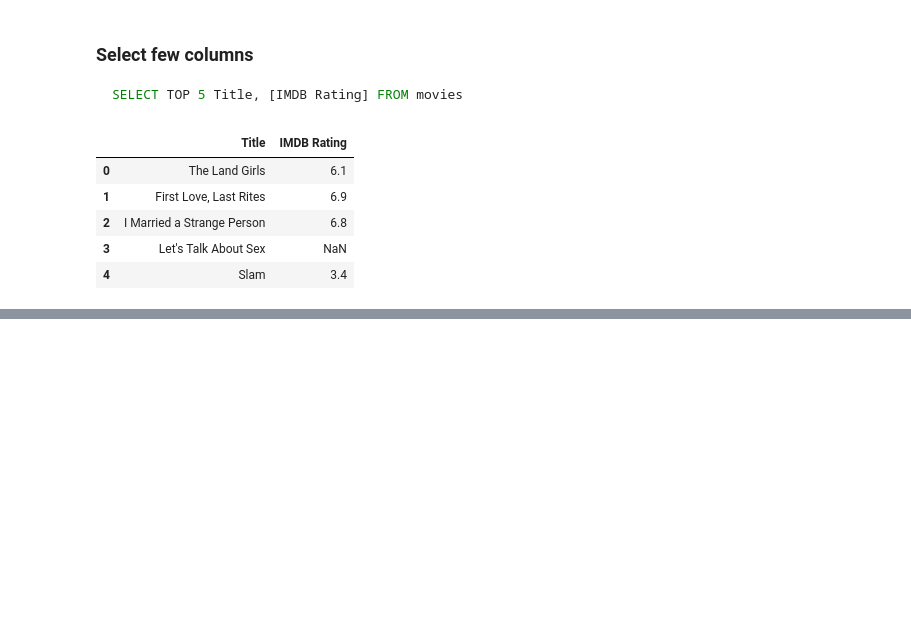
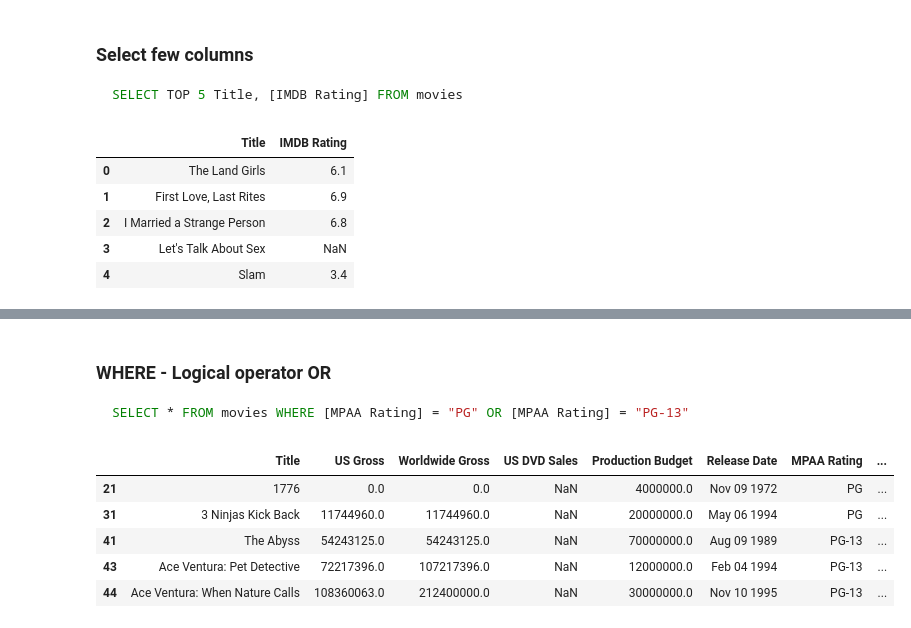
Before and after one commit to av1nash/ds-blog, a Jupyter notebook: _notebooks/2022-02-26-pandas-basics.ipynb, the cells around one changed output, grey strips where cells are left out. Saved outputs shown, nothing was run; the diff lists cells and outputs as text; code cells hidden in the pictures; blank space fills up the shorter version.

````diff
--- a/_notebooks/2022-02-26-pandas-basics.ipynb
+++ b/_notebooks/2022-02-26-pandas-basics.ipynb
@@ -43,0 +74,14 @@ df[['Title','IMDB Rating']].head()
+# %% [markdown]
+### WHERE - Logical operator OR
+```sql
+SELECT * FROM movies WHERE [MPAA Rating] = "PG" OR [MPAA Rating] = "PG-13"
+```
+# %%
+df[(df['MPAA Rating'] == 'PG') | (df['MPAA Rating'] == 'PG-13')].head()
+# %% [output]
+|  | Title | US Gross | Worldwide Gross | US DVD Sales | Production Budget | Release Date | MPAA Rating | ... |
+| 21 | 1776 | 0.0 | 0.0 | NaN | 4000000.0 | Nov 09 1972 | PG | ... |
+| 31 | 3 Ninjas Kick Back | 11744960.0 | 11744960.0 | NaN | 20000000.0 | May 06 1994 | PG | ... |
+| 41 | The Abyss | 54243125.0 | 54243125.0 | NaN | 70000000.0 | Aug 09 1989 | PG-13 | ... |
+| 43 | Ace Ventura: Pet Detective | 72217396.0 | 107217396.0 | NaN | 12000000.0 | Feb 04 1994 | PG-13 | ... |
+| 44 | Ace Ventura: When Nature Calls | 108360063.0 | 212400000.0 | NaN | 30000000.0 | Nov 10 1995 | PG-13 | ... |
````
Also changed, not shown: parts of 19 cells of this notebook, 2 other files.
